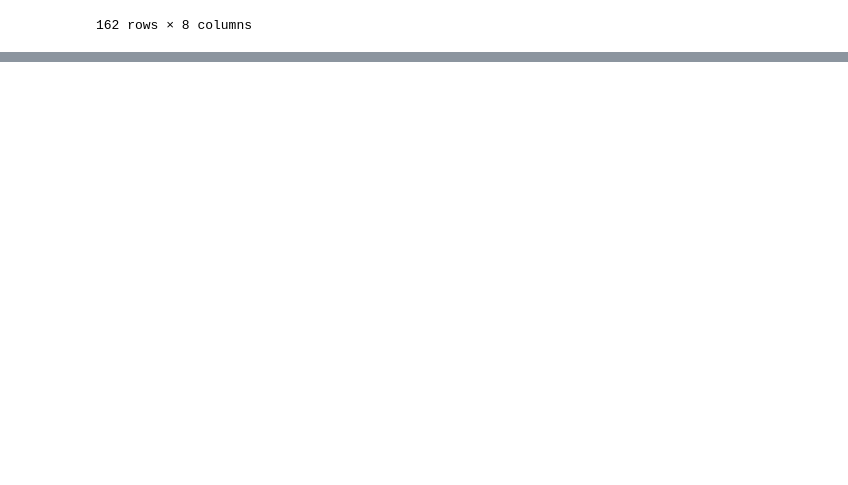
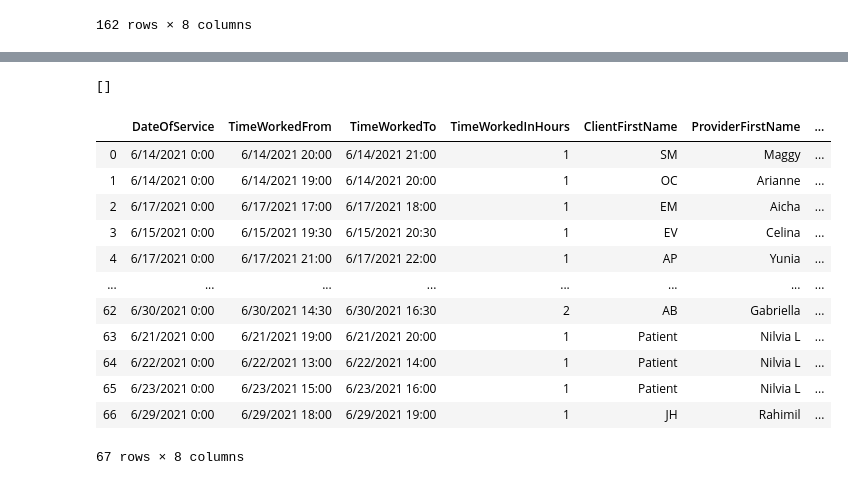
Before and after one commit to JavierOramas/dataProcessing, a Jupyter notebook: Untitled.ipynb, the cells around one changed output, grey strips where cells are left out. Saved outputs shown, nothing was run; the diff lists cells and outputs as text; code cells hidden in the pictures; blank space fills up the shorter version.

```diff
--- a/Untitled.ipynb
+++ b/Untitled.ipynb
@@ -129,13 +129,16 @@ notifications = []
 depured_data = []
 doc_depured = []
 rbt53_depured = []
+providersErrors = []
 
+cols = supervisors_data.columns
 
-providerId = list(supervisors_data.columns).index('ProviderId')
-procedureCode = list(supervisors_data.columns).index('ProcedureCode')
-timeFrom = list(supervisors_data.columns).index('TimeWorkedFrom')
-timeTo = list(supervisors_data.columns).index('TimeWorkedTo')
-client = list(supervisors_data.columns).index('ClientFirstName')
+providerId = list(cols).index('ProviderId')
+providerName = list(cols).index('ProviderFirstName')
+procedureCode = list(cols).index('ProcedureCode')
+timeFrom = list(cols).index('TimeWorkedFrom')
+timeTo = list(cols).index('TimeWorkedTo')
+client = list(cols).index('ClientFirstName')
 
 supervisors_data = np.array(supervisors_data)
 
@@ -155,13 +158,16 @@ for k in range(len(supervisors_data)):
     if i[procedureCode].replace(' ', '').lower() == '97155':
         if i[providerId] in list(RBTs['ProviderId']):
             errors.append(i)
+            providersErrors.append(i[providerId])
             continue
     if i[procedureCode].replace(' ', '').lower() == '97155:non-billeable':
         if i[providerId] in list(trainees['ProviderId']):
             errors.append(i)
+            providersErrors.append(i[providerId])
             continue
         elif i[providerId] in list(RBTs['ProviderId']):
             errors.append(i)
+            providersErrors.append(i[providerId])
             continue
     depured_data.append(i)
 # %%
@@ -206,26 +215,34 @@ code_doc = np.array(data[[i.lower().replace(' ', '') == 'documentation' for i in
 
 for i in code_doc:
     if i[procedureCode].replace(' ', '').lower() == 'documentation':
+
         if i[providerId] in list(supervisors['ProviderId']):
             notifications.append(i)
             i[providerId] = 'Remote Individual Supervision'
             depured_data.append(i)
             continue
+
         elif i[providerId] in list(risen_supervisors['ProviderId']):
             notifications.append(i)
-            i[providerId] = 'Remote Individual Supervision'
+            i[procedureCode] = 'Remote Individual Supervision'
             depured_data.append(i)
             continue
+
     doc_depured.append(i)
 
 for i in code53:
     if i[procedureCode].replace(' ', '').lower() == 'documentation':
+
         if i[providerId] in list(supervisors['ProviderId']):
             errors.append(i)
+            providersErrors.append(i[providerId])
             continue
+
         elif i[providerId] in list(risen_supervisors['ProviderId']):
             errors.append(i)
+            providersErrors.append(i[providerId])
             continue
+
     rbt53_depured.append(i)
 
 if len(doc_depured) > 0:
@@ -278,0 +331,21 @@ for i in rbt53_depured:
+# %%
+errors
+# %% [output]
+[]
+# %%
+notifications = pd.DataFrame(np.stack(notifications, axis=0), columns=cols)
+notifications
+# %% [output]
+|  | DateOfService | TimeWorkedFrom | TimeWorkedTo | TimeWorkedInHours | ClientFirstName | ProviderFirstName | ... |
+| 0 | 6/14/2021 0:00 | 6/14/2021 20:00 | 6/14/2021 21:00 | 1 | SM | Maggy | ... |
+| 1 | 6/14/2021 0:00 | 6/14/2021 19:00 | 6/14/2021 20:00 | 1 | OC | Arianne | ... |
+| 2 | 6/17/2021 0:00 | 6/17/2021 17:00 | 6/17/2021 18:00 | 1 | EM | Aicha | ... |
+| 3 | 6/15/2021 0:00 | 6/15/2021 19:30 | 6/15/2021 20:30 | 1 | EV | Celina | ... |
+| 4 | 6/17/2021 0:00 | 6/17/2021 21:00 | 6/17/2021 22:00 | 1 | AP | Yunia | ... |
+| ... | ... | ... | ... | ... | ... | ... | ... |
+| 62 | 6/30/2021 0:00 | 6/30/2021 14:30 | 6/30/2021 16:30 | 2 | AB | Gabriella | ... |
+| 63 | 6/21/2021 0:00 | 6/21/2021 19:00 | 6/21/2021 20:00 | 1 | Patient | Nilvia L | ... |
+| 64 | 6/22/2021 0:00 | 6/22/2021 13:00 | 6/22/2021 14:00 | 1 | Patient | Nilvia L | ... |
+| 65 | 6/23/2021 0:00 | 6/23/2021 15:00 | 6/23/2021 16:00 | 1 | Patient | Nilvia L | ... |
+| 66 | 6/29/2021 0:00 | 6/29/2021 18:00 | 6/29/2021 19:00 | 1 | JH | Rahimil | ... |
+67 rows × 8 columns
```
Also changed, not shown: parts of 9 cells of this notebook, 27 other files.
